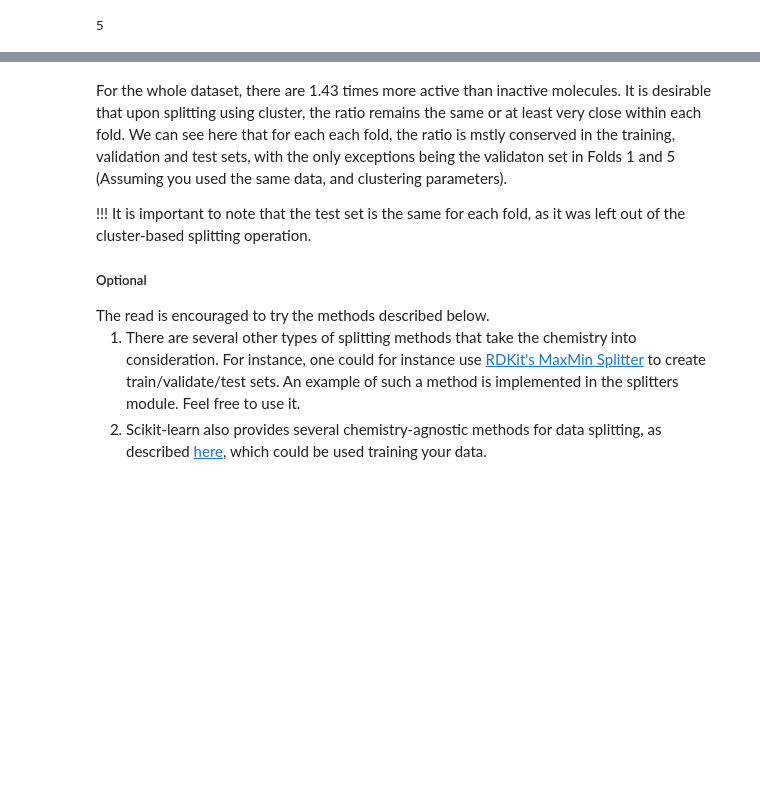
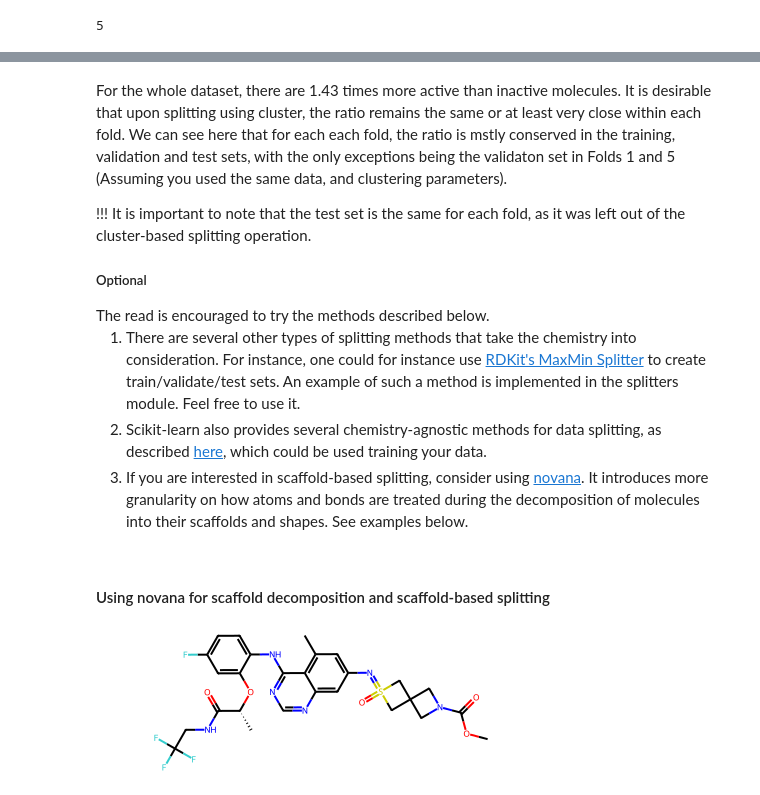
Before and after one commit to djoy4stem/caismd_qsar_2024, a Jupyter notebook: notebooks/caismd_dd2_data_processing.ipynb, the cells around one changed output, grey strips where cells are left out. Saved outputs shown, nothing was run; the diff lists cells and outputs as text; code cells hidden in the pictures; blank space fills up the shorter version.

Commit message:
1)Updated .gitignore; 2) Added novana examples to the data_processing notebook.

```diff
--- a/notebooks/caismd_dd2_data_processing.ipynb
+++ b/notebooks/caismd_dd2_data_processing.ipynb
@@ -726,5 +721,16 @@ The read is encouraged to try the methods described below.
 <ol>
 <li> There are several other types of splitting methods that take the chemistry into consideration. For instance, one could for instance use <a href=https://www.rdkit.org/docs/GettingStartedInPython.html>RDKit's MaxMin Splitter</a> to create train/validate/test sets. An example of such a method is implemented in the splitters module. Feel free to use it.</li>
 <li>Scikit-learn also provides several chemistry-agnostic methods for data splitting, as described <a href=https://scikit-learn.org/stable/modules/cross_validation.html#cross-validation>here</a>, which could be used training your data.</li>
+<li>If you are interested in scaffold-based splitting, consider using <a href="https://github.com/ghiander/novana">novana</a>. It introduces more granularity on how atoms and bonds are treated during the decomposition of molecules into their scaffolds and shapes. See examples below.</li>
 </ol>
 </div>
+# %% [markdown]
+#### Using novana for scaffold decomposition and scaffold-based splitting
+# %%
+from novana.api import scaffold_from_smiles, shape_from_smiles, molecule_scaffold_shape_from_smiles
+from rdkit.Chem import MolFromSmiles, MolToSmiles, AllChem
+smiles = "COC(=O)N1CC2(C1)CS(=O)(=Nc1cc(C)c3c(Nc4ccc(F)cc4O[C@H](C)C(=O)NCC(F)(F)F)ncnc3c1)C2"
+mol = MolFromSmiles(smiles)
+mol
+# %% [output]
+[figure, added]
```
Also changed, not shown: parts of 19 cells of this notebook, 1 other file.
